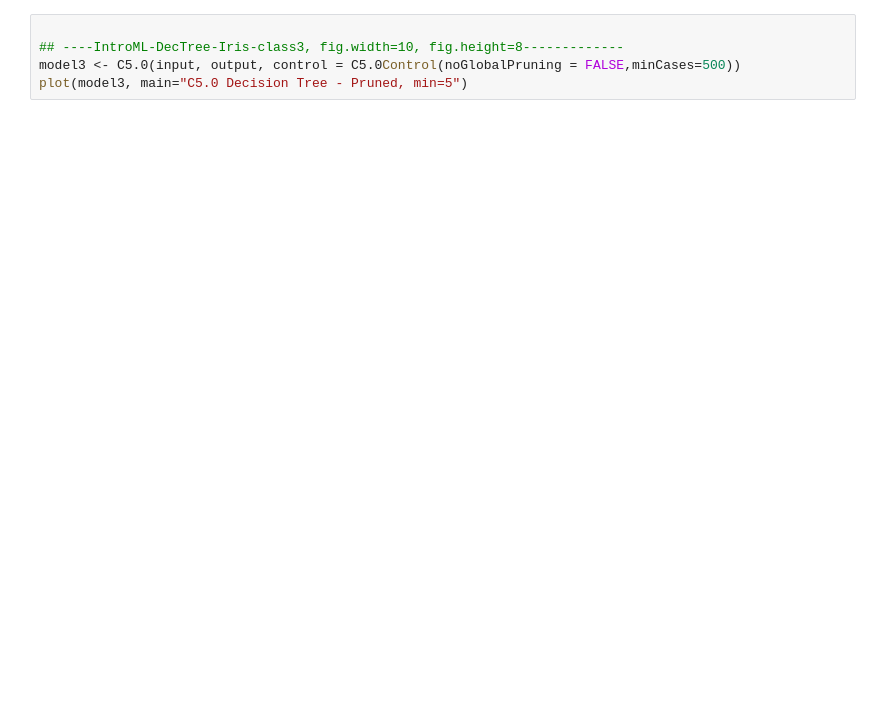
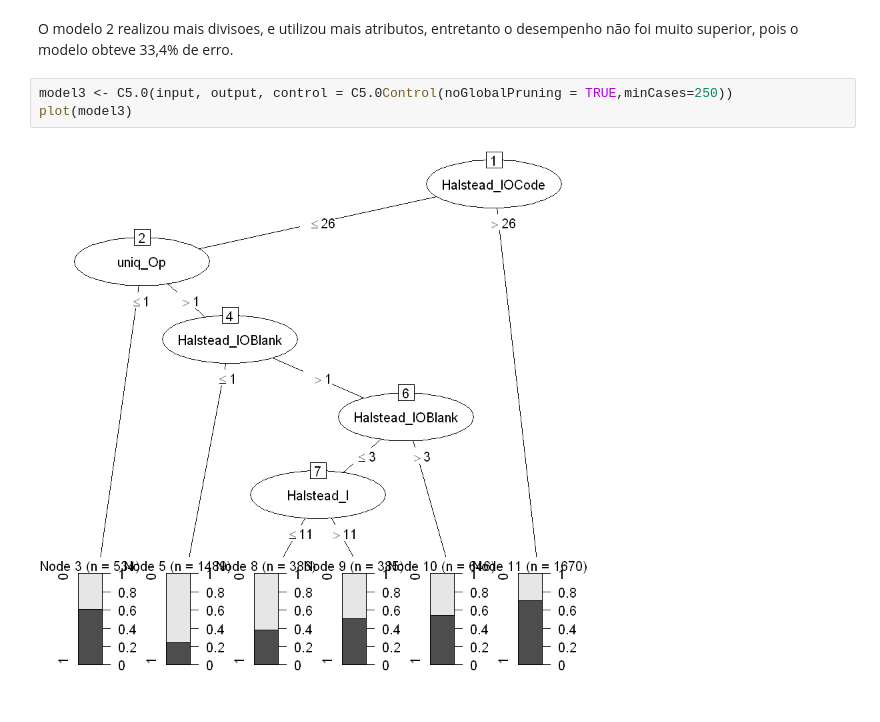
Before and after one commit to Pssales/Data-Science-Project, a Jupyter notebook: eda/Arvores.ipynb, the cells around one changed output. Drawn from its saved outputs; the diff is of its cells as text; blank space fills up the shorter version.

```diff
--- a/eda/Arvores.ipynb
+++ b/eda/Arvores.ipynb
@@ -86,5 +119,7 @@ model2
+# %% [markdown]
+O modelo 2 realizou mais divisoes, e utilizou mais atributos, entretanto o desempenho não foi muito superior, pois o modelo obteve 33,4% de erro.
 # %%
-
-## ----IntroML-DecTree-Iris-class3, fig.width=10, fig.height=8-------------
-model3 <- C5.0(input, output, control = C5.0Control(noGlobalPruning = FALSE,minCases=500))
-plot(model3, main="C5.0 Decision Tree - Pruned, min=5")
+model3 <- C5.0(input, output, control = C5.0Control(noGlobalPruning = TRUE,minCases=250))
+plot(model3)
+# %% [output]
+[figure, added]
```
Also changed, not shown: parts of 23 cells of this notebook.
